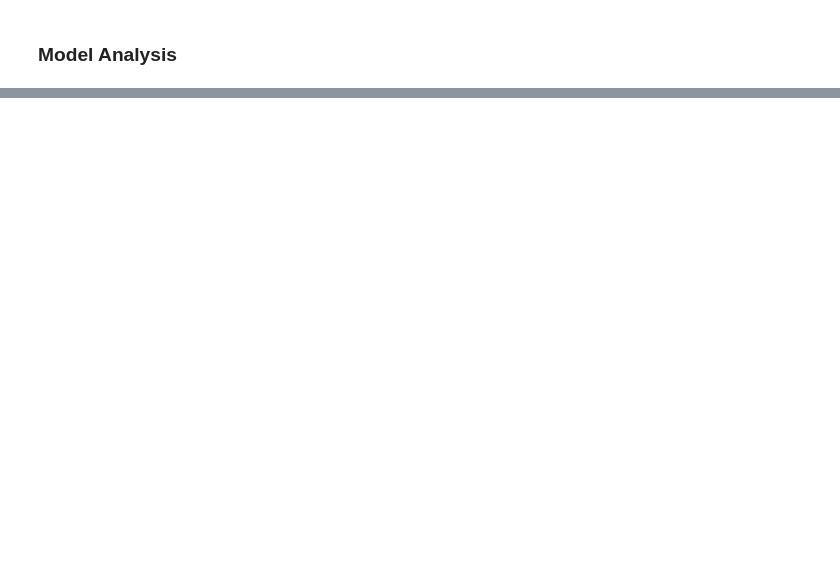
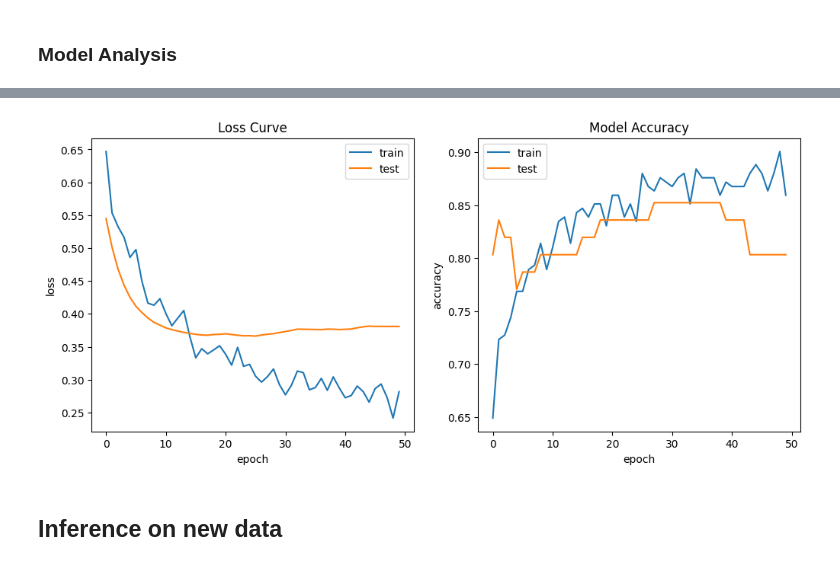
Before and after one commit to tusharsinghsoam/deep-learning-structured-data-projects, a Jupyter notebook: Heart_Disease_Prediction/Heart_Disease_Prediction.ipynb, the cells around one changed output, grey strips where cells are left out. Drawn from its saved outputs; the diff is of its cells as text; code cells hidden in the pictures; blank space fills up the shorter version.

```diff
--- a/Heart_Disease_Prediction/Heart_Disease_Prediction.ipynb
+++ b/Heart_Disease_Prediction/Heart_Disease_Prediction.ipynb
@@ -347,0 +620,2 @@ weighted avg       0.83      0.82      0.81        76
+# %%
+history = model.fit(train_ds, epochs=50, validation_data=val_ds)
@@ -347,0 +640,20 @@ weighted avg       0.83      0.82      0.81        76
+# %%
+fig, axs = plt.subplots(1, 2, figsize = (12, 5))
+axs[0].plot(history.history['loss'])
+axs[0].plot(history.history['val_loss'])
+axs[0].set_title('Loss Curve')
+axs[0].set_ylabel('loss')
+axs[0].set_xlabel('epoch')
+axs[0].legend(['train', 'test'])
+
+
+axs[1].plot(history.history['binary_accuracy'])
+axs[1].plot(history.history['val_binary_accuracy'])
+axs[1].set_title('Model Accuracy')
+axs[1].set_ylabel('accuracy')
+axs[1].set_xlabel('epoch')
+axs[1].legend(['train', 'test']);
+# %% [output]
+[figure, added]
+# %% [markdown]
+## Inference on new data
```
Also changed, not shown: parts of 34 cells of this notebook.
